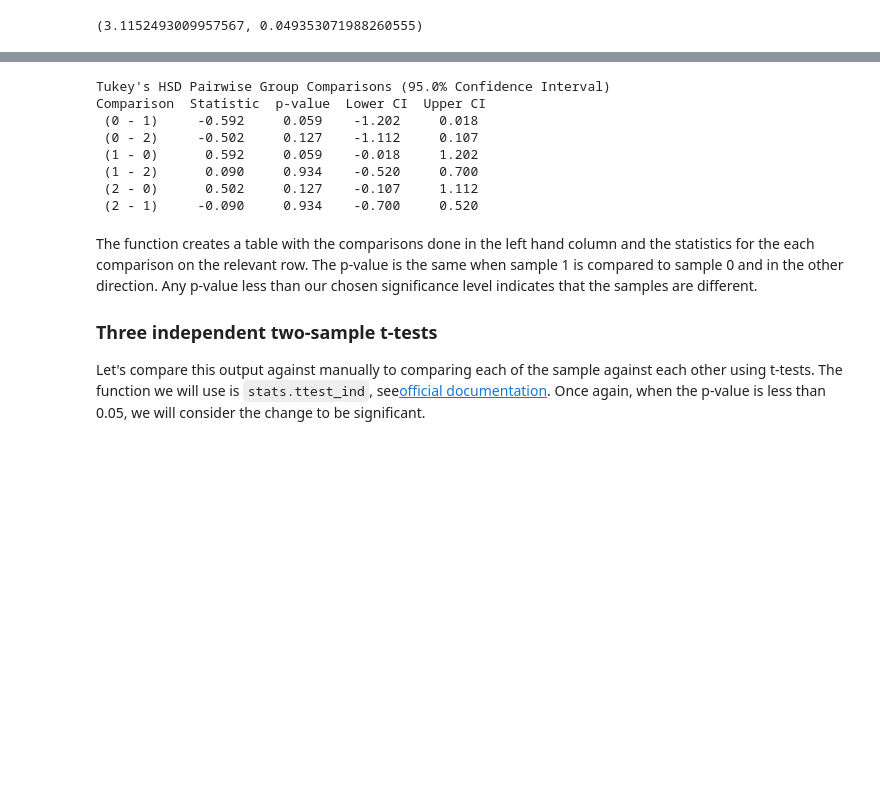
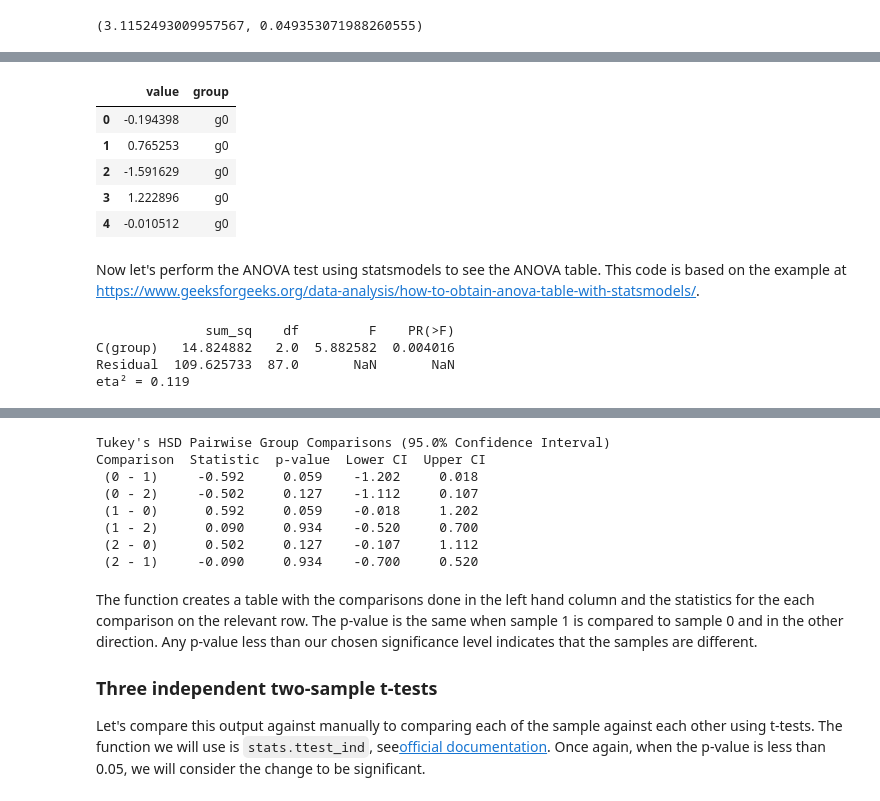
Before and after one commit to kknb1982/applied_statistics, a Jupyter notebook: problems.ipynb, the cells around one changed output, grey strips where cells are left out. Saved outputs shown, nothing was run; the diff lists cells and outputs as text; code cells hidden in the pictures; blank space fills up the shorter version.

Commit message:
Updated problem 4 to create an ANOVA table

```diff
--- a/problems.ipynb
+++ b/problems.ipynb
@@ -1204,0 +1216,38 @@ f_stat, p_value
+# %%
+# Convert the samples into a DataFrame for analysis
+# https://pandas.pydata.org/docs/reference/api/pandas.DataFrame.html
+ANOVA_samples = pd.DataFrame({
+    # join the samples into a single array
+    # https://numpy.org/devdocs/reference/generated/numpy.concatenate.html
+    "value": np.concatenate([sample0, sample1, sample2]),
+
+    # Repeat group labels for each sample
+    # https://numpy.org/devdocs/reference/generated/numpy.repeat.html
+    "group": np.repeat(["g0", "g05", "g1"], size)
+})
+
+# Show first few rows of the DataFrame
+# https://pandas.pydata.org/docs/reference/api/pandas.DataFrame.head.html
+ANOVA_samples.head()
+# %% [output]
+|  | value | group |
+| 0 | -0.194398 | g0 |
+| 1 | 0.765253 | g0 |
+| 2 | -1.591629 | g0 |
+| 3 | 1.222896 | g0 |
+| 4 | -0.010512 | g0 |
+# %% [markdown]
+Now let's perform the ANOVA test using statsmodels to see the ANOVA table. This code is based on the example at [https://www.geeksforgeeks.org/data-analysis/how-to-obtain-anova-table-with-statsmodels/](https://www.geeksforgeeks.org/data-analysis/how-to-obtain-anova-table-with-statsmodels/).
+# %%
+# Fit OLS and run ANOVA (Type II)
+# https://www.statsmodels.org/stable/generated/statsmodels.stats.anova.anova_lm.html
+model = smf.ols("value ~ C(group)", data=ANOVA_samples).fit()
+anova_tbl = anova_lm(model, typ=2)
+
+# Show the ANOVA table
+print(anova_tbl)
+# %% [output]
+              sum_sq    df         F    PR(>F)
+C(group)   14.824882   2.0  5.882582  0.004016
+Residual  109.625733  87.0       NaN       NaN
+eta² = 0.119
```
Also changed, not shown: parts of 7 cells of this notebook.
